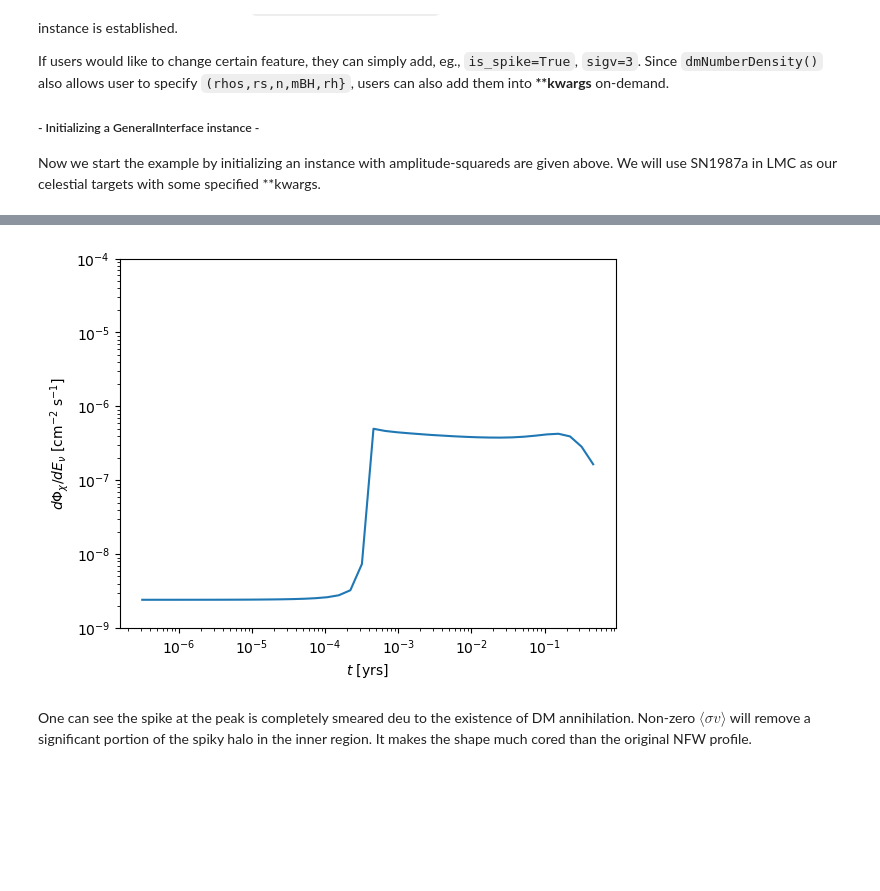
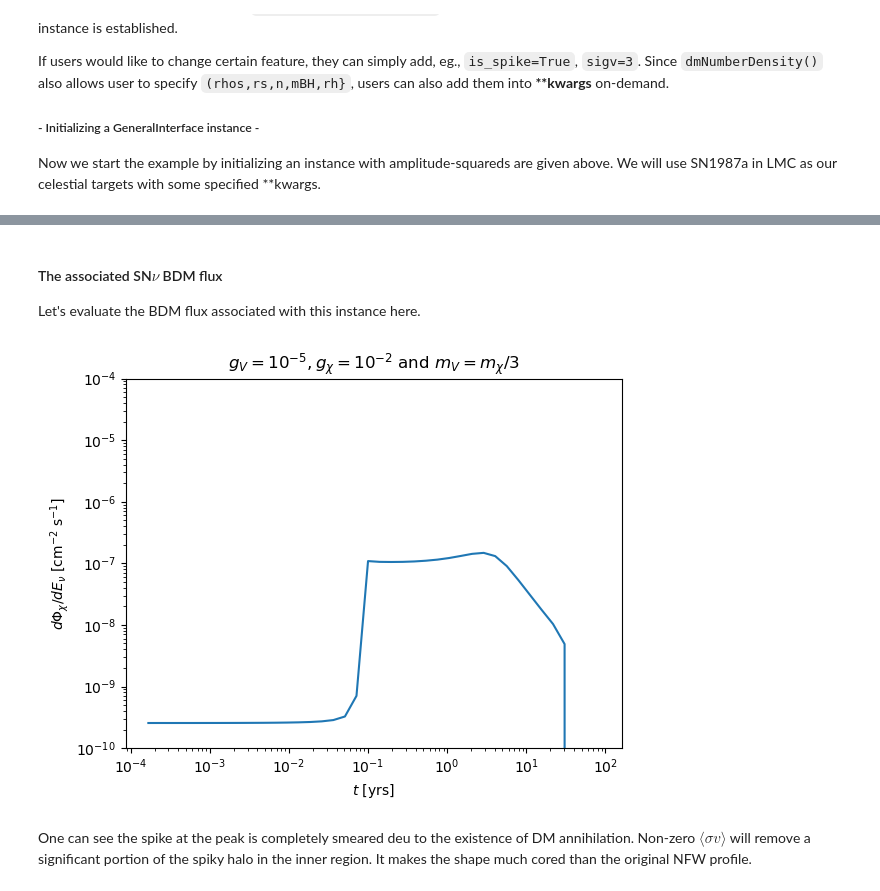
Before and after one commit to yenhsunlin/snorer, a Jupyter notebook: examples/tutorial.ipynb, the cells around one changed output, grey strips where cells are left out. Drawn from its saved outputs; the diff is of its cells as text; code cells hidden in the pictures; blank space fills up the shorter version.

```diff
--- a/examples/tutorial.ipynb
+++ b/examples/tutorial.ipynb
@@ -782,23 +844,33 @@ Let's evaluate the BDM flux associated with this instance.
+# %% [markdown]
+#### The associated SN$\nu$ BDM flux
+
+Let's evaluate the BDM flux associated with this instance here.
 # %%
 # Evaluate SNv BDM flux from various position
-Tx,mx=15,1e-3
-_,tvan=snorer.get_tof(Tx,mx,8.5)
-tList = np.logspace(1,np.log10(tvan),40)
+Rstar = bdmSN1987a.Rstar
+tp,tvan=snorer.get_tof(Tx,mx,Rstar)
+tList = np.logspace(np.log10(tp/500),np.log10(2*tvan),40)
 
 # multiprocessing, default is sigxv = 1e-45 cm^2
 pool = mp.Pool(8)
-BDMflux_SN1987a = pool.map(partial(bdmSN1987a.flux,Tx=Tx,mx=mx,neval=18000),tList)
+BDMflux_SN1987a = pool.map(partial(bdmSN1987a.flux,Tx=Tx,mx=mx,neval=15000),tList)
+
+#save data
+np.savetxt('Flux_LMC_gV_1e-6_gx_1e-2_nospike.txt',np.vstack((tList,BDMflux_SN1987a)).T,fmt='%.5e    %.5e',header='gV=1e-6, gx=1e-2, mV=mx/3\nt [s]   flux [1/MeV/cm^2/s]')
+
+# load data
+bdmflux_SN1987a = np.loadtxt('Flux_LMC_gV_1e-6_gx_1e-2_nospike.txt').T
 # %%
 #　Make the plot
-plt.plot(tList/snorer.constant.year2Seconds,BDMflux_SN1987a)  # plot from loaded data
+plt.plot(bdmflux_SN1987a[0]/snorer.constant.year2Seconds,bdmflux_SN1987a[1])
 plt.xscale('log')
 plt.yscale('log')
-#plt.title(r'$m_\chi = 1$ keV and $\sigma_{\chi\nu}=10^{-45}$ cm$^2$')
+plt.title(r'$g_V=10^{-5},g_\chi=10^{-2}$ and $m_V=m_\chi/3$')
 plt.xlabel(r'$t$ [yrs]')
 plt.ylabel(r'$d\Phi_\chi/dE_\nu$ [cm$^{-2}$ s$^{-1}$]')
-plt.ylim(1e-9,1e-4)
+plt.ylim(1e-10,1e-4)
 plt.show()
 # %% [output]
-[figure, old version]
+[figure, new version]
 # %% [markdown]
 One can see the spike at the peak is completely smeared deu to the existence of DM annihilation. Non-zero $\langle \sigma v\rangle$ will remove a significant portion of the spiky halo in the inner region. It makes the shape much cored than the original NFW profile.
```
Also changed, not shown: parts of 14 cells of this notebook.
